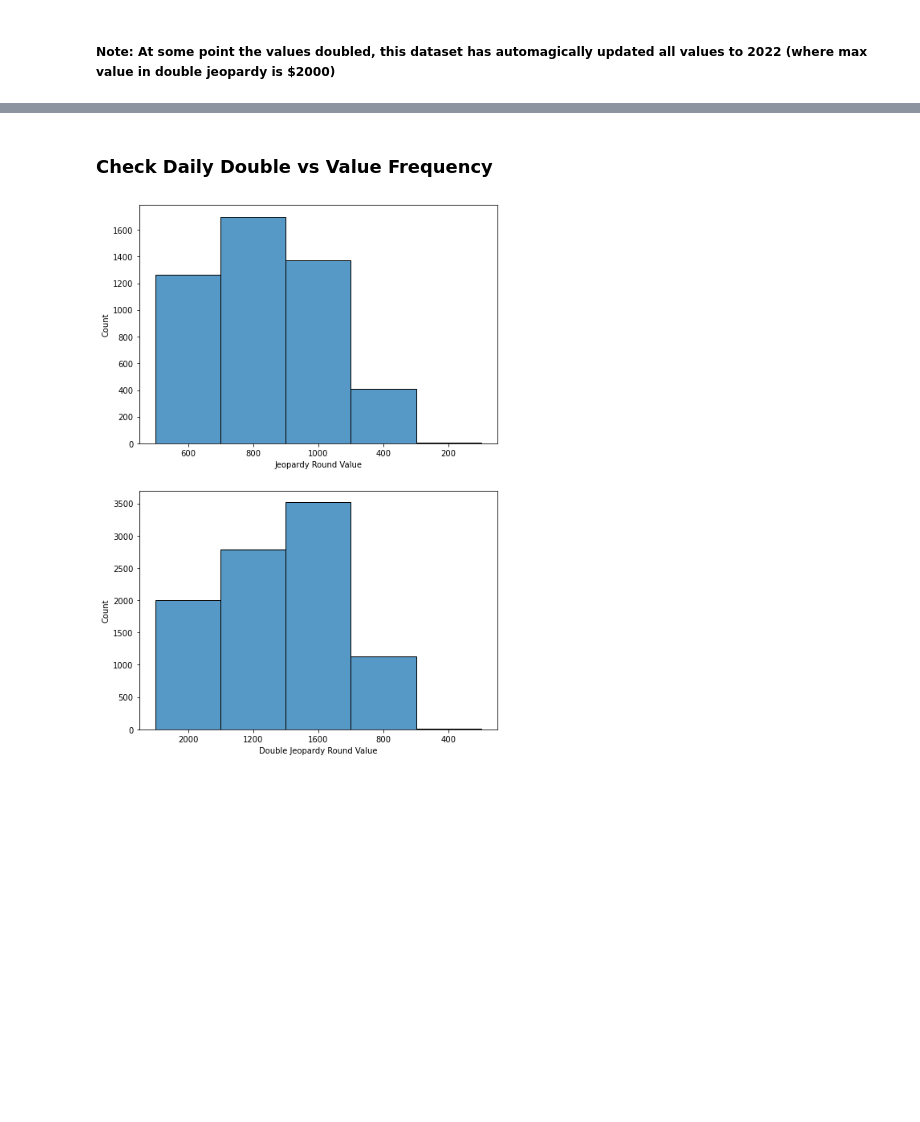
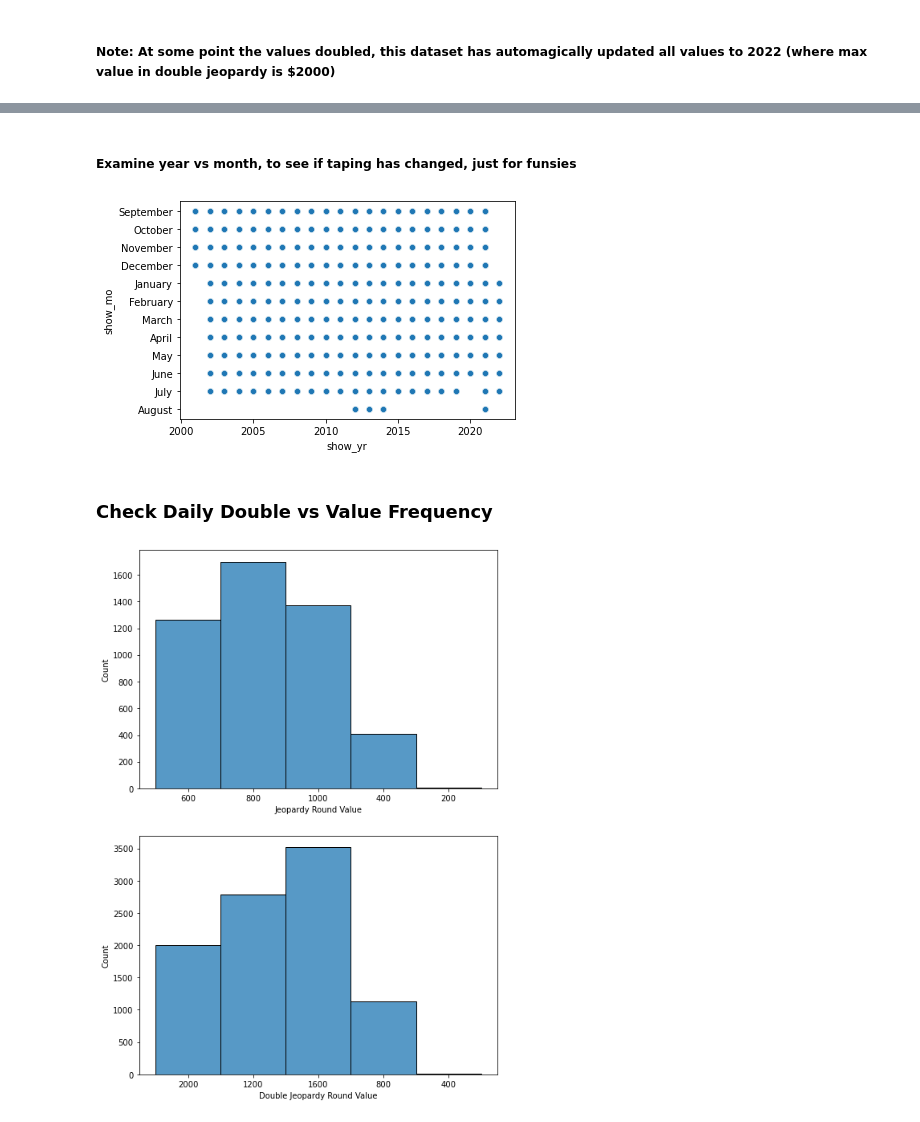
Before and after one commit to Miller-Ryan-1/jeopardizer, a Jupyter notebook: jeopardy_analysis.ipynb, the cells around one changed output, grey strips where cells are left out. Cells and saved outputs as stored; diff of their text form; code cells hidden in the pictures; blank space fills up the shorter version.

```diff
--- a/jeopardy_analysis.ipynb
+++ b/jeopardy_analysis.ipynb
@@ -48,3 +103,10 @@ memory usage: 26.1+ MB
+# %% [markdown]
+##### Examine year vs month, to see if taping has changed, just for funsies
+# %%
+sns.scatterplot(data = df, x = 'show_yr', y = 'show_mo')
+plt.show()
+# %% [output]
+[figure, added]
 # %% [markdown]
 ### Check Daily Double vs Value Frequency
 # %%
```
Also changed, not shown: parts of 23 cells of this notebook.
